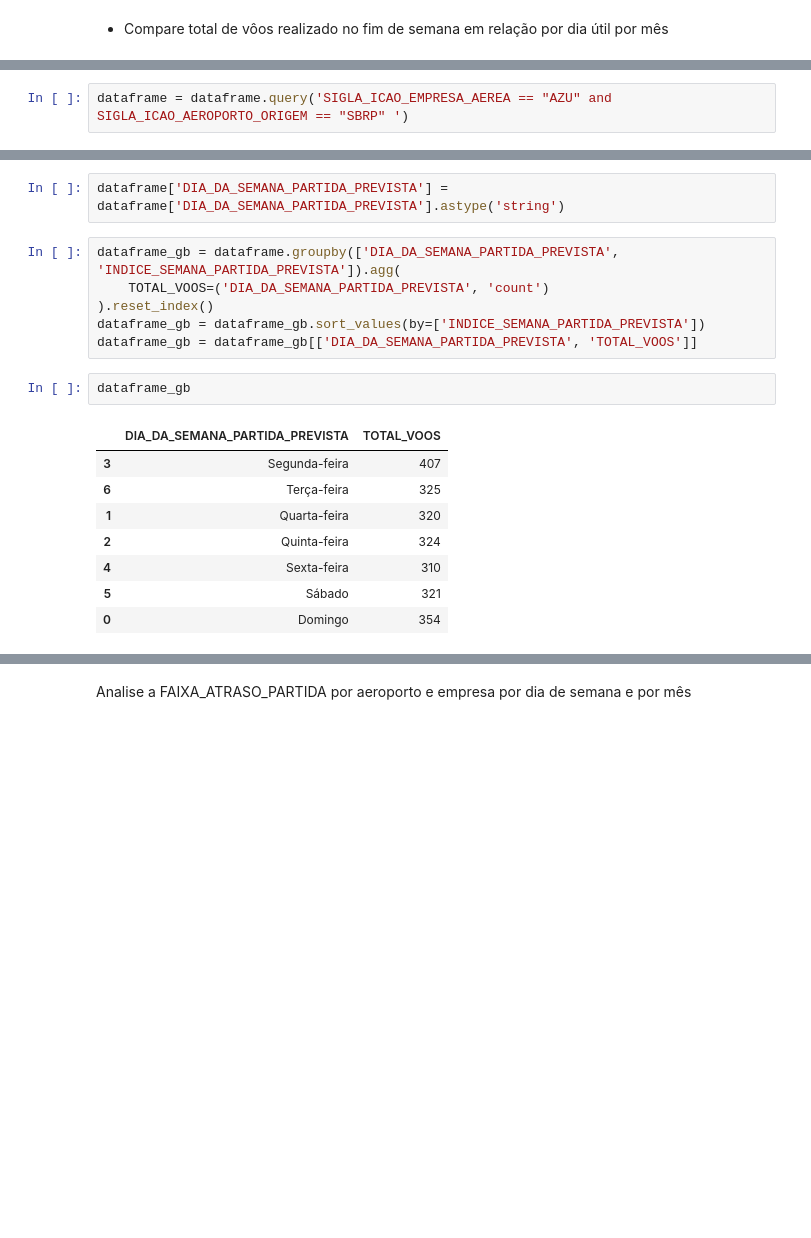
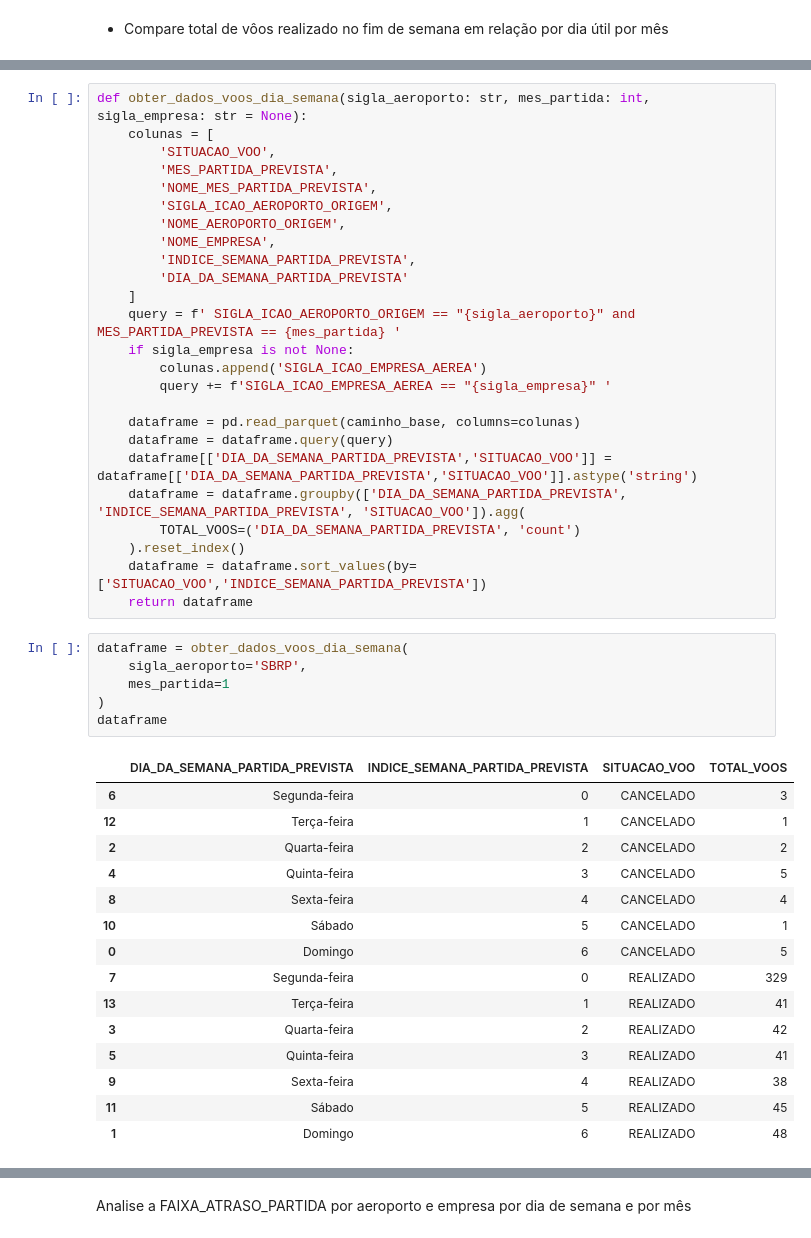
Before and after one commit to rodrigorocha1/dashboard_dados_voos_python, a Jupyter notebook: notebooks/visualizacoes.ipynb, the cells around one changed output, grey strips where cells are left out. Cells and saved outputs as stored; diff of their text form; blank space fills up the shorter version.

```diff
--- a/notebooks/visualizacoes.ipynb
+++ b/notebooks/visualizacoes.ipynb
@@ -256,2 +240,0 @@ dataframe = pd.read_parquet(caminho_base, columns=colunas)
-# %%
-dataframe = dataframe.query('SIGLA_ICAO_EMPRESA_AEREA == "AZU" and SIGLA_ICAO_AEROPORTO_ORIGEM == "SBRP" ')
@@ -277,20 +241,48 @@ memory usage: 118.5 KB
-# %%
-dataframe['DIA_DA_SEMANA_PARTIDA_PREVISTA'] = dataframe['DIA_DA_SEMANA_PARTIDA_PREVISTA'].astype('string')
-# %%
-dataframe_gb = dataframe.groupby(['DIA_DA_SEMANA_PARTIDA_PREVISTA', 'INDICE_SEMANA_PARTIDA_PREVISTA']).agg(
-    TOTAL_VOOS=('DIA_DA_SEMANA_PARTIDA_PREVISTA', 'count')
-).reset_index()
-dataframe_gb = dataframe_gb.sort_values(by=['INDICE_SEMANA_PARTIDA_PREVISTA'])
-dataframe_gb = dataframe_gb[['DIA_DA_SEMANA_PARTIDA_PREVISTA', 'TOTAL_VOOS']]
-# %%
-dataframe_gb
-# %% [output]
-|  | DIA_DA_SEMANA_PARTIDA_PREVISTA | TOTAL_VOOS |
-| 3 | Segunda-feira | 407 |
-| 6 | Terça-feira | 325 |
-| 1 | Quarta-feira | 320 |
-| 2 | Quinta-feira | 324 |
-| 4 | Sexta-feira | 310 |
-| 5 | Sábado | 321 |
-| 0 | Domingo | 354 |
+# %%
+def obter_dados_voos_dia_semana(sigla_aeroporto: str, mes_partida: int, sigla_empresa: str = None):
+    colunas = [
+        'SITUACAO_VOO',
+        'MES_PARTIDA_PREVISTA',
+        'NOME_MES_PARTIDA_PREVISTA',
+        'SIGLA_ICAO_AEROPORTO_ORIGEM',
+        'NOME_AEROPORTO_ORIGEM',
+        'NOME_EMPRESA',
+        'INDICE_SEMANA_PARTIDA_PREVISTA',
+        'DIA_DA_SEMANA_PARTIDA_PREVISTA'
+    ]
+    query = f' SIGLA_ICAO_AEROPORTO_ORIGEM == "{sigla_aeroporto}" and MES_PARTIDA_PREVISTA == {mes_partida} '
+    if sigla_empresa is not None:
+        colunas.append('SIGLA_ICAO_EMPRESA_AEREA')
+        query += f'SIGLA_ICAO_EMPRESA_AEREA == "{sigla_empresa}" '
+
+    dataframe = pd.read_parquet(caminho_base, columns=colunas)
+    dataframe = dataframe.query(query)
+    dataframe[['DIA_DA_SEMANA_PARTIDA_PREVISTA','SITUACAO_VOO']] = dataframe[['DIA_DA_SEMANA_PARTIDA_PREVISTA','SITUACAO_VOO']].astype('string')
+    dataframe = dataframe.groupby(['DIA_DA_SEMANA_PARTIDA_PREVISTA', 'INDICE_SEMANA_PARTIDA_PREVISTA', 'SITUACAO_VOO']).agg(
+        TOTAL_VOOS=('DIA_DA_SEMANA_PARTIDA_PREVISTA', 'count')
+    ).reset_index()
+    dataframe = dataframe.sort_values(by=['SITUACAO_VOO','INDICE_SEMANA_PARTIDA_PREVISTA'])
+    return dataframe
+# %%
+dataframe = obter_dados_voos_dia_semana(
+    sigla_aeroporto='SBRP',
+    mes_partida=1
+)
+dataframe
+# %% [output]
+|  | DIA_DA_SEMANA_PARTIDA_PREVISTA | INDICE_SEMANA_PARTIDA_PREVISTA | SITUACAO_VOO | TOTAL_VOOS |
+| 6 | Segunda-feira | 0 | CANCELADO | 3 |
+| 12 | Terça-feira | 1 | CANCELADO | 1 |
+| 2 | Quarta-feira | 2 | CANCELADO | 2 |
+| 4 | Quinta-feira | 3 | CANCELADO | 5 |
+| 8 | Sexta-feira | 4 | CANCELADO | 4 |
+| 10 | Sábado | 5 | CANCELADO | 1 |
+| 0 | Domingo | 6 | CANCELADO | 5 |
+| 7 | Segunda-feira | 0 | REALIZADO | 329 |
+| 13 | Terça-feira | 1 | REALIZADO | 41 |
+| 3 | Quarta-feira | 2 | REALIZADO | 42 |
+| 5 | Quinta-feira | 3 | REALIZADO | 41 |
+| 9 | Sexta-feira | 4 | REALIZADO | 38 |
+| 11 | Sábado | 5 | REALIZADO | 45 |
+| 1 | Domingo | 6 | REALIZADO | 48 |
 # %%
```
Also changed, not shown: parts of 3 cells of this notebook.
